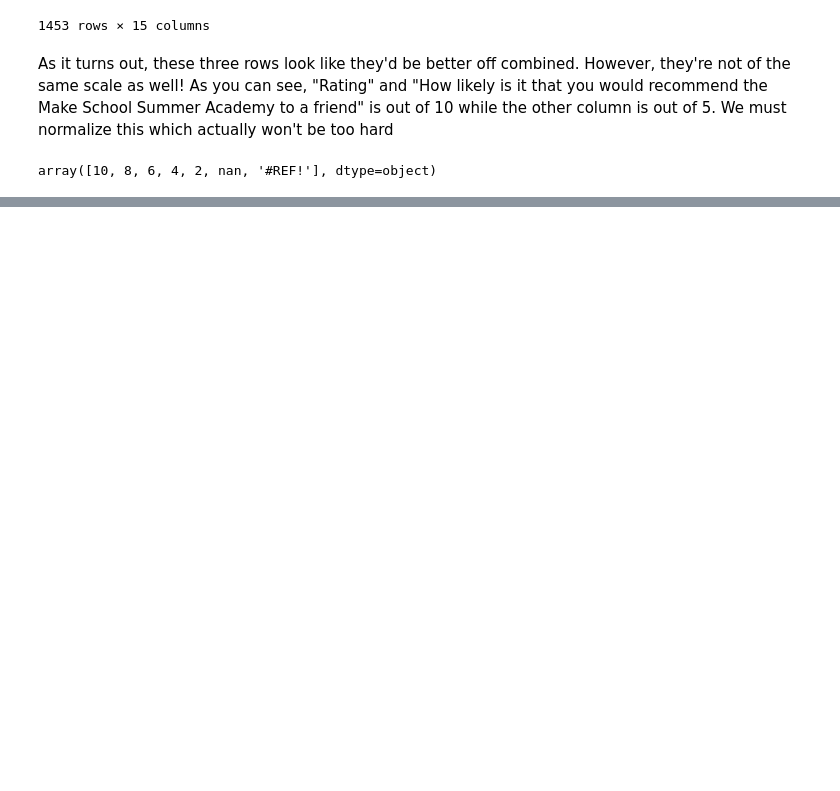
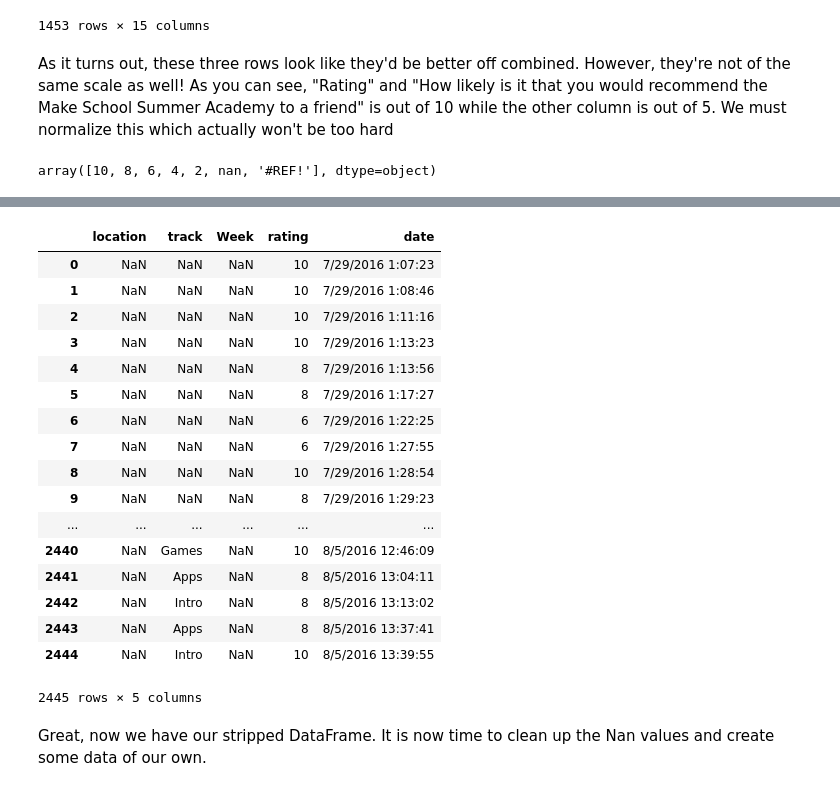
Before and after one commit to C3NZ/SANPS, a Jupyter notebook: Make School NPS.ipynb, the cells around one changed output, grey strips where cells are left out. Cells and saved outputs as stored; diff of their text form; code cells hidden in the pictures; blank space fills up the shorter version.

```diff
--- a/Make School NPS.ipynb
+++ b/Make School NPS.ipynb
@@ -385,0 +417,3 @@ array([5, 4, 3, 2, 1, nan, '5', '4', '3', '#REF!'], dtype=object)
+# %%
+df['Rating (Num)'] = df['Rating (Num)'].apply(fix_rating)
+df['rating'] = df['rating'].fillna(df['Rating (Num)'])
@@ -385,0 +436,2 @@ array([5, 4, 3, 2, 1, nan, '5', '4', '3', '#REF!'], dtype=object)
+# %%
+df['date'] = df['Timestamp'].fillna(df['Unnamed: 0'])
@@ -385,0 +462,2 @@ array([5, 4, 3, 2, 1, nan, '5', '4', '3', '#REF!'], dtype=object)
+# %%
+df['location'] = df['location'].fillna(df['Location'])
@@ -385,0 +485,39 @@ array([5, 4, 3, 2, 1, nan, '5', '4', '3', '#REF!'], dtype=object)
+# %%
+cols_to_drop = [
+    'Timestamp',
+    'How would you rate your overall satisfaction with the Summer Academy this week?',
+    '#',
+    'How likely is it that you would recommend the Make School Summer Academy to a friend?',
+    'Start Date (UTC)',
+    'Submit Date (UTC)',
+    'Network ID',
+    'ID',
+    'Location',
+    'Rating (Num)',
+    'Schedule Pacing',
+    'Unnamed: 0'
+]
+stripped_df = df.drop(columns=cols_to_drop)
+# %%
+stripped_df
+# %% [output]
+|  | location | track | Week | rating | date |
+| 0 | NaN | NaN | NaN | 10 | 7/29/2016 1:07:23 |
+| 1 | NaN | NaN | NaN | 10 | 7/29/2016 1:08:46 |
+| 2 | NaN | NaN | NaN | 10 | 7/29/2016 1:11:16 |
+| 3 | NaN | NaN | NaN | 10 | 7/29/2016 1:13:23 |
+| 4 | NaN | NaN | NaN | 8 | 7/29/2016 1:13:56 |
+| 5 | NaN | NaN | NaN | 8 | 7/29/2016 1:17:27 |
+| 6 | NaN | NaN | NaN | 6 | 7/29/2016 1:22:25 |
+| 7 | NaN | NaN | NaN | 6 | 7/29/2016 1:27:55 |
+| 8 | NaN | NaN | NaN | 10 | 7/29/2016 1:28:54 |
+| 9 | NaN | NaN | NaN | 8 | 7/29/2016 1:29:23 |
+| ... | ... | ... | ... | ... | ... |
+| 2440 | NaN | Games | NaN | 10 | 8/5/2016 12:46:09 |
+| 2441 | NaN | Apps | NaN | 8 | 8/5/2016 13:04:11 |
+| 2442 | NaN | Intro | NaN | 8 | 8/5/2016 13:13:02 |
+| 2443 | NaN | Apps | NaN | 8 | 8/5/2016 13:37:41 |
+| 2444 | NaN | Intro | NaN | 10 | 8/5/2016 13:39:55 |
+2445 rows × 5 columns
+# %% [markdown]
+Great, now we have our stripped DataFrame. It is now time to clean up the Nan values and create some data of our own.
```
Also changed, not shown: parts of 51 cells of this notebook.
